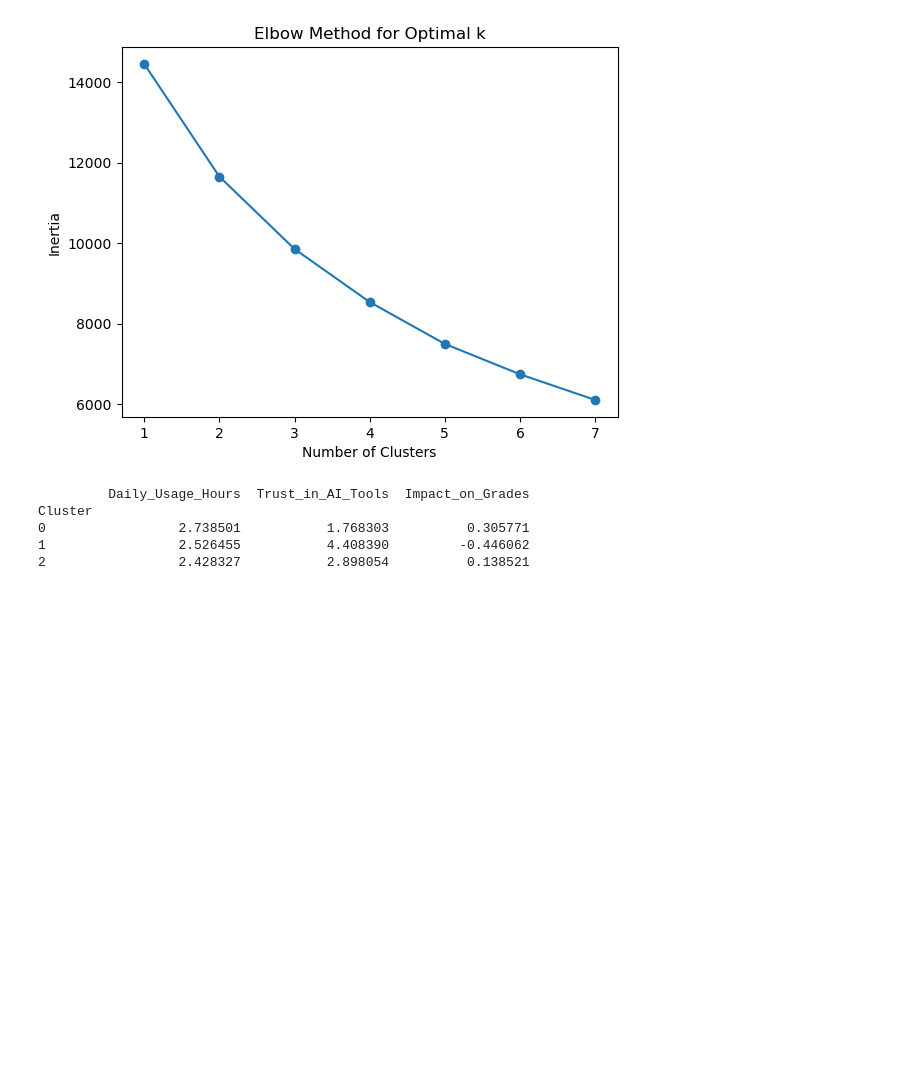
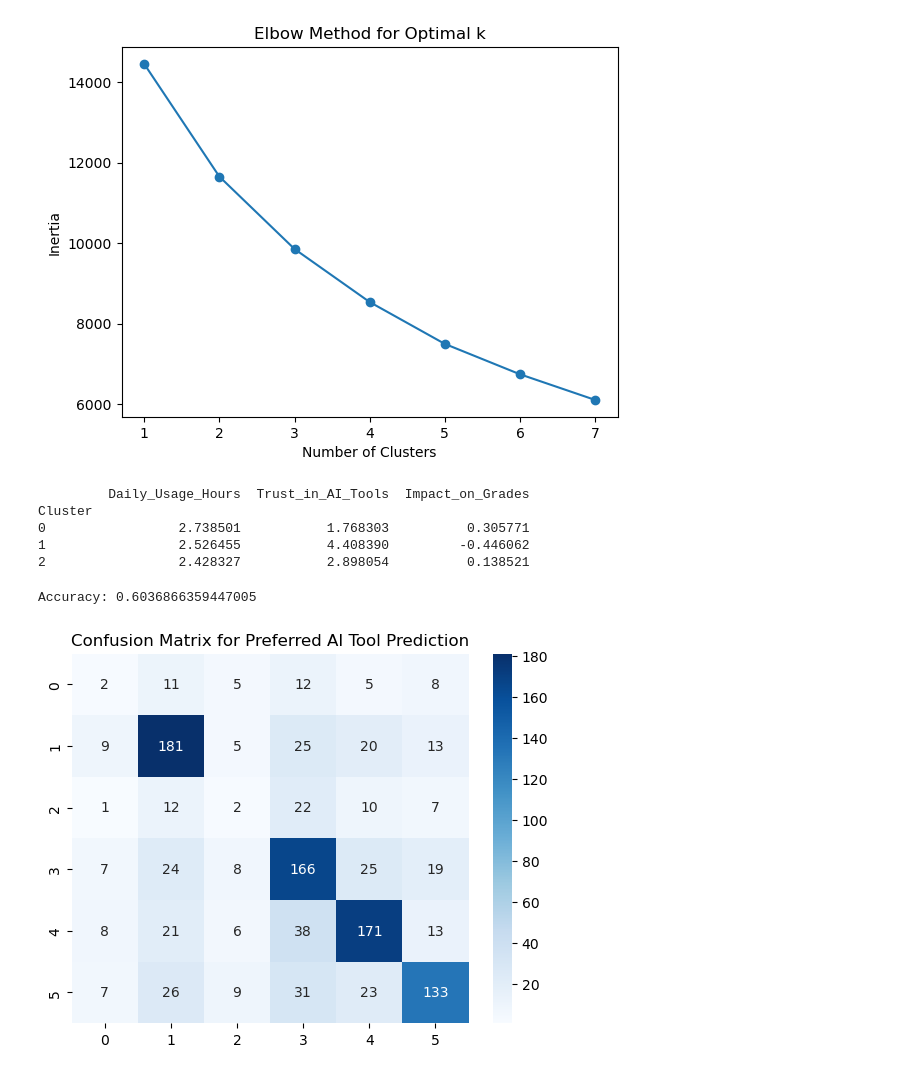
Before and after one commit to snehadomadiya/AI-Tool-Usage-by-Indian-College-Students-2025, a Jupyter notebook: AI Tool Usage by Indian College Students 2025.ipynb, the cells around one changed output. Cells and saved outputs as stored; diff of their text form; code cells hidden in the pictures; blank space fills up the shorter version.

Commit message:
Improve AI Tool Prediction accuracy to 60.4%

```diff
--- a/AI Tool Usage by Indian College Students 2025.ipynb
+++ b/AI Tool Usage by Indian College Students 2025.ipynb
@@ -317,3 +317,35 @@ Cluster
 0                 2.738501           1.768303          0.305771
 1                 2.526455           4.408390         -0.446062
 2                 2.428327           2.898054          0.138521
+# %%
+#Task 4: Predict Preferred AI Tool (Multiclass Classification)
+
+from sklearn.tree import DecisionTreeClassifier
+from sklearn.metrics import confusion_matrix
+import seaborn as sns
+
+# Encode target variable
+df["Preferred_AI_Tool"] = le.fit_transform(df["Preferred_AI_Tool"])
+
+# Prepare data
+X = df[["Daily_Usage_Hours", "Trust_in_AI_Tools", "Awareness_Level", "Impact_on_Grades"]]
+y = df["Preferred_AI_Tool"]
+
+# Split
+X_train, X_test, y_train, y_test = train_test_split(X, y, test_size=0.3, random_state=42)
+
+# Train model
+clf = DecisionTreeClassifier(random_state=42)
+clf.fit(X_train, y_train)
+
+# Predict
+y_pred = clf.predict(X_test)
+
+# Evaluate
+print("Accuracy:", accuracy_score(y_test, y_pred))
+sns.heatmap(confusion_matrix(y_test, y_pred), annot=True, fmt='d', cmap='Blues')
+plt.title("Confusion Matrix for Preferred AI Tool Prediction")
+plt.show()
+# %% [output]
+Accuracy: 0.6036866359447005
+[figure, added]
```
